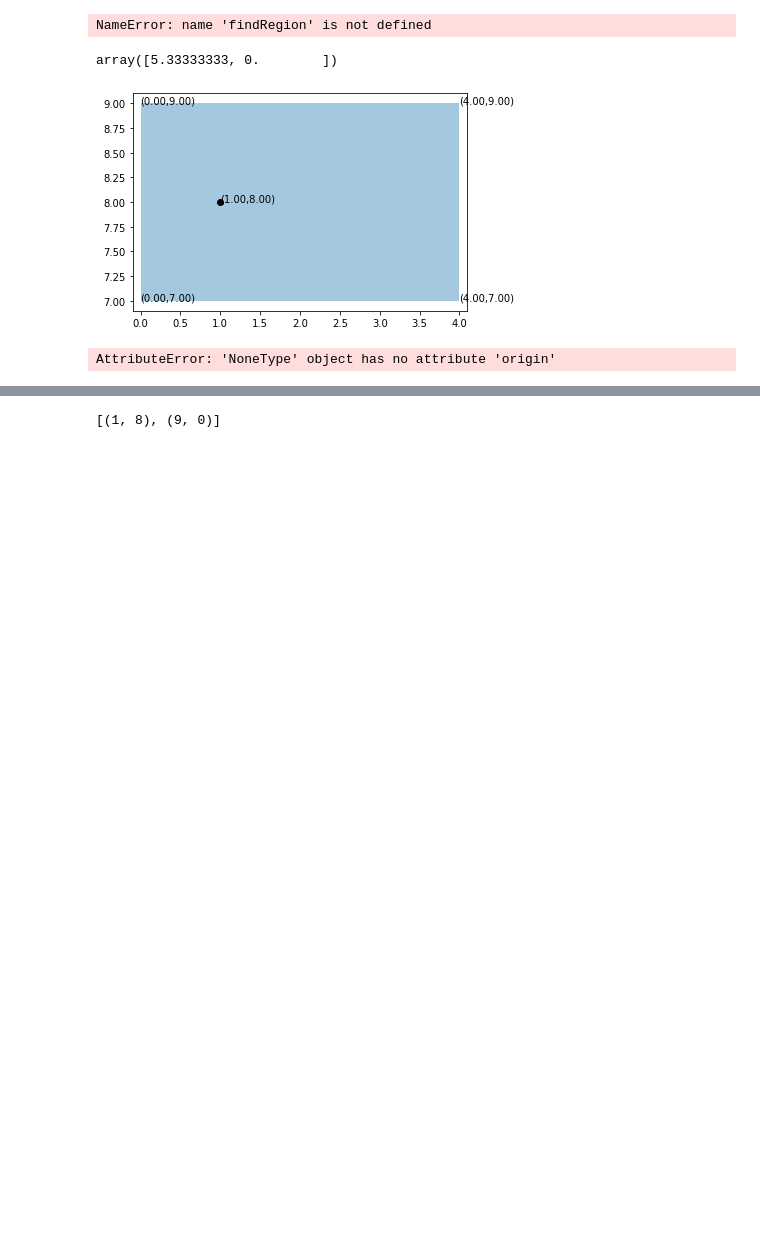
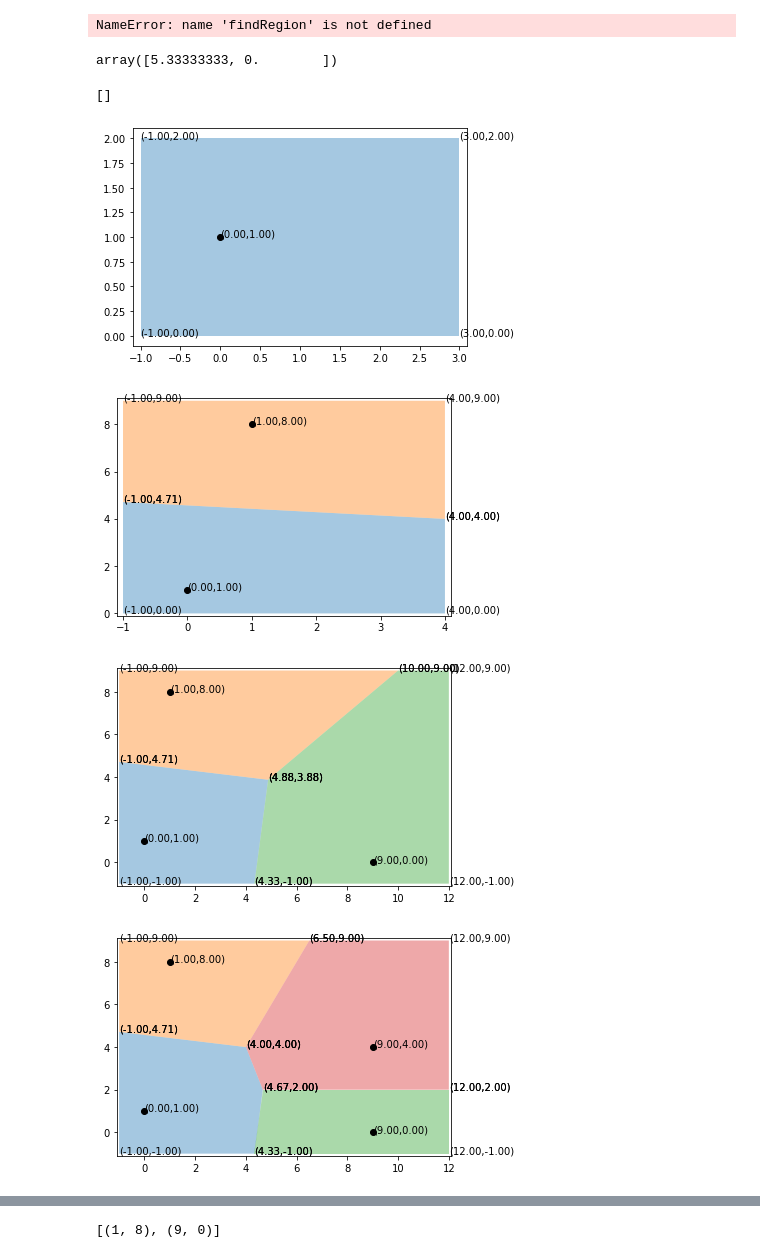
Before and after one commit to khuyentran1401/Voronoi-diagram, a Jupyter notebook: plot.ipynb, the cells around one changed output, grey strips where cells are left out. Cells and saved outputs as stored; diff of their text form; code cells hidden in the pictures; blank space fills up the shorter version.

```diff
--- a/plot.ipynb
+++ b/plot.ipynb
@@ -78,34 +78,37 @@ def plotVoronoi(points):
     plt.plot(finalpoints[:,0], finalpoints[:,1], 'ko')
     #for p in finalpoints:
     #    plt.annotate('({:.2f},{:.2f})'.format(p[0],p[1]), (p[0],p[1]))
     plt.xlim(xmin - 0.1, xmax + 0.1)
     plt.ylim(ymin - 0.1, ymax + 0.1)
 
 
     plt.show()
 
 
 #np.random.seed(10)
 #points = np.random.randint(0, 10,(5,2))
 #n = len(points)
 #points = [(x[0], x[1]) for x in points]
-points = [(1, 8), (9, 0), (9, 4)]
+points = [(0,1),(1, 8), (9, 0), (9, 4)]
 n = len(points)
 points = list(set(points))
 
 xygraph = Xygraph(vl=points)
 xmin = xygraph.xmin - 1
 ymin = xygraph.ymin - 1
 v = (xmin, ymin)
 points.sort(key=lambda p: ((p[0]-v[0])**2 +
                                (p[1]-v[1])**2)**(1/2), reverse=True)
 cur_points = []
 
 for i in range(n):
     print(cur_points)
     cur_points.append(points.pop())
     plotVoronoi(cur_points)
 # %% [output]
+[]
-[figure, old version]
+[figure, new version]
-AttributeError: 'NoneType' object has no attribute 'origin'
+[figure, added]
+[figure, added]
+[figure, added]
 # %%
```
Also changed, not shown: parts of 1 cell of this notebook, 2 other files.
